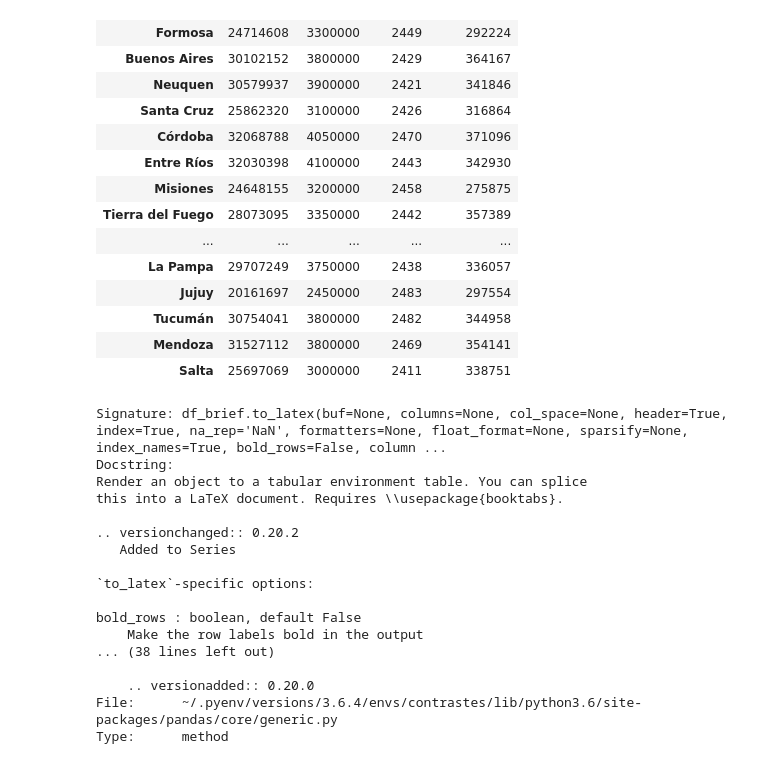
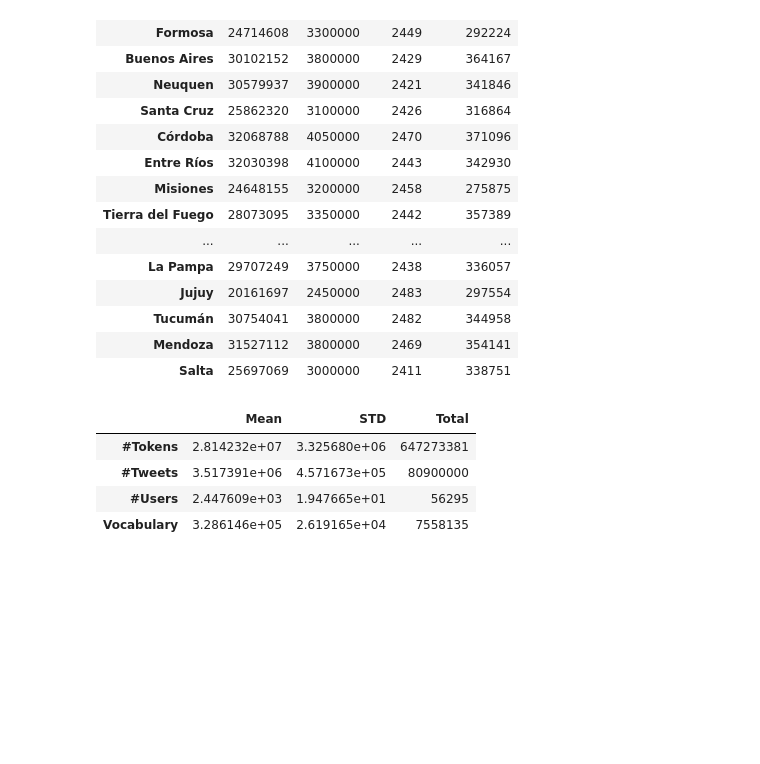
Before and after one commit to finiteautomata/contrastes, a Jupyter notebook: notebooks/tabla_dataset.ipynb, the cells around one changed output. Saved outputs shown, nothing was run; the diff lists cells and outputs as text; code cells hidden in the pictures; blank space fills up the shorter version.

```diff
--- a/notebooks/tabla_dataset.ipynb
+++ b/notebooks/tabla_dataset.ipynb
@@ -194,24 +194,12 @@ df
 # %%
 df_brief = pd.DataFrame({"Total": df.sum(), "Mean": df.mean(), "STD": df.std()})
 
-df_brief.to_latex?
+df_brief
 # %% [output]
-Signature: df_brief.to_latex(buf=None, columns=None, col_space=None, header=True, index=True, na_rep='NaN', formatters=None, float_format=None, sparsify=None, index_names=True, bold_rows=False, column ...
-Docstring:
-Render an object to a tabular environment table. You can splice
-this into a LaTeX document. Requires \\usepackage{booktabs}.
-
-.. versionchanged:: 0.20.2
-   Added to Series
-
-`to_latex`-specific options:
-
-bold_rows : boolean, default False
-    Make the row labels bold in the output
-... (38 lines left out)
-
-    .. versionadded:: 0.20.0
-File:      ~/.pyenv/versions/3.6.4/envs/contrastes/lib/python3.6/site-packages/pandas/core/generic.py
-Type:      method
+|  | Mean | STD | Total |
+| #Tokens | 2.814232e+07 | 3.325680e+06 | 647273381 |
+| #Tweets | 3.517391e+06 | 4.571673e+05 | 80900000 |
+| #Users | 2.447609e+03 | 1.947665e+01 | 56295 |
+| Vocabulary | 3.286146e+05 | 2.619165e+04 | 7558135 |
 # %%
 df_brief.to_csv("../output/tables/dataset_brief_info.csv")
```
Also changed, not shown: parts of 1 cell of this notebook, 4 other files.
